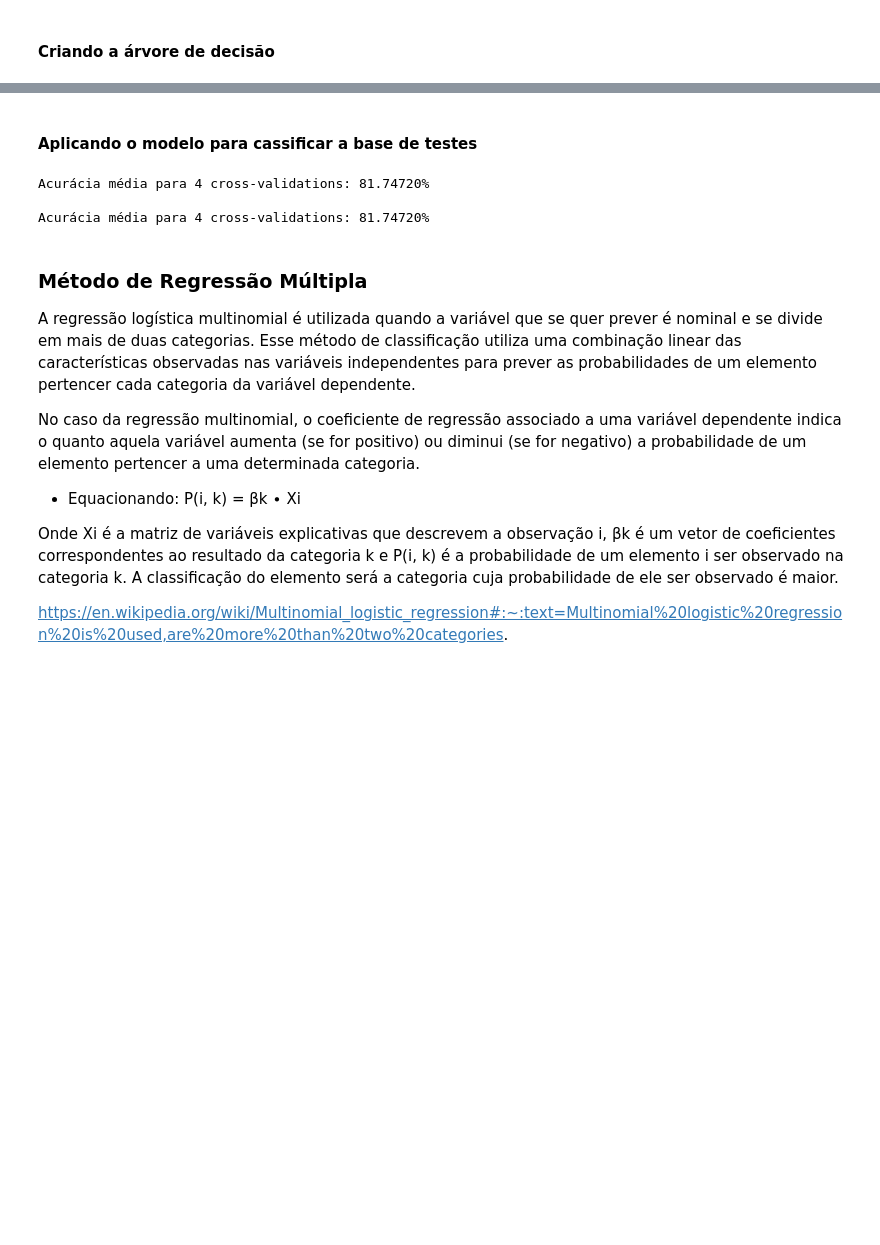
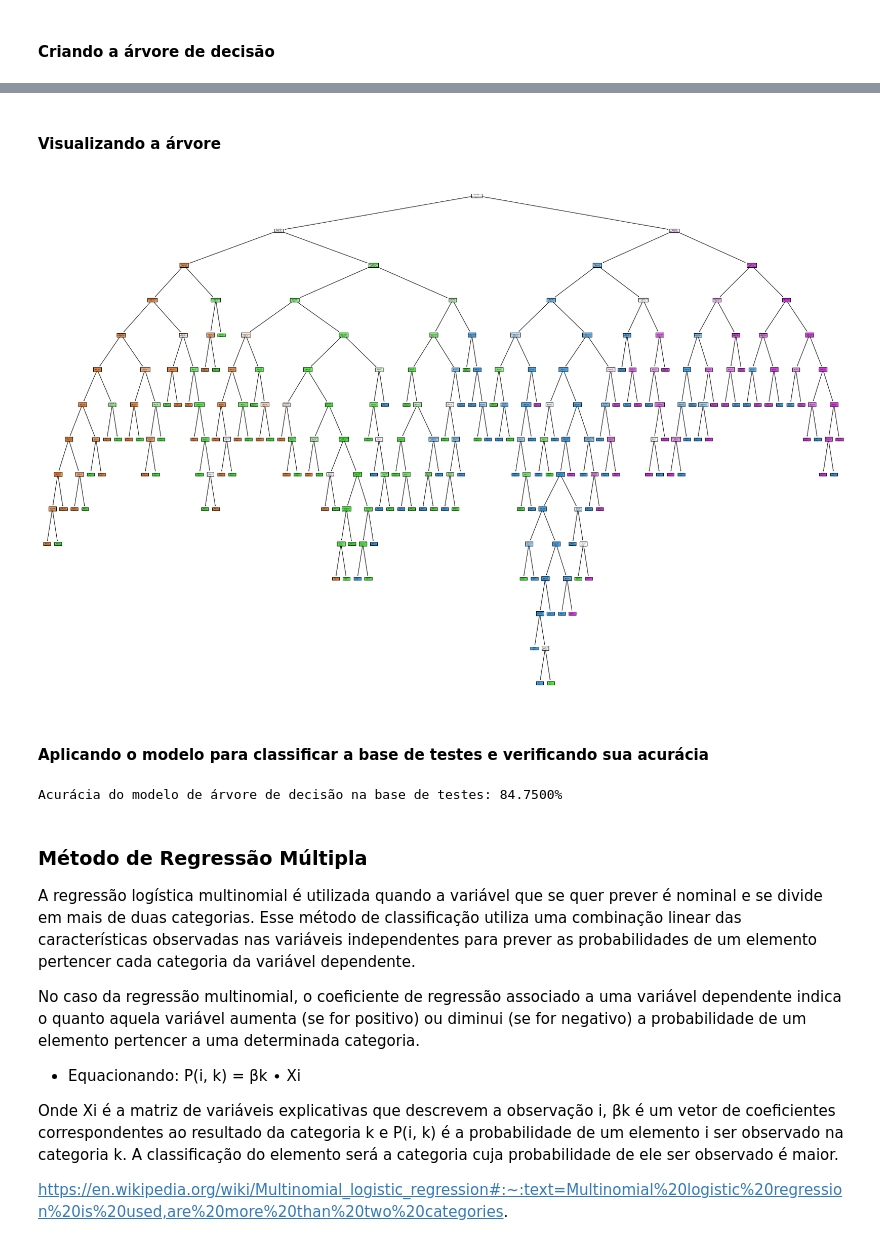
Before and after one commit to insper-classroom/22-2b-cd-p2-Bea-Kadu-Veronica, a Jupyter notebook: Relatório_celular.ipynb, the cells around one changed output, grey strips where cells are left out. Saved outputs shown, nothing was run; the diff lists cells and outputs as text; code cells hidden in the pictures; blank space fills up the shorter version.

Commit message:
Imagem da árvore

```diff
--- a/Relatório_celular.ipynb
+++ b/Relatório_celular.ipynb
@@ -252,2 +254,14 @@ arvre.fit(x_train, y_train)
+# %% [markdown]
+#### Visualizando a árvore
+# %%
+from sklearn import tree
+%matplotlib inline
+
+target_names = ['0', '1','2','3']
+fig = plt.figure(figsize=(30,20))
+plot= tree.plot_tree (arvre,feature_names=features,class_names=target_names,filled=True)
+plt.show()
+# %% [output]
+[figure, added]
 # %% [markdown]
-#### Aplicando o modelo para cassificar a base de testes
+#### Aplicando o modelo para classificar a base de testes e verificando sua acurácia
@@ -258,11 +268,10 @@ scores = cross_val_score(estimator=arvre, X=x, y=y, cv=7, n_jobs=4)
-# %%
-print(f'Acurácia média para 4 cross-validations: {scores.mean()*100:.5f}%\n')
-
-print(f'Acurácia média para 4 cross-validations: {scores.mean()*100:.5f}%\n')
-# %% [output]
-Acurácia média para 4 cross-validations: 81.74720%
-
-Acurácia média para 4 cross-validations: 81.74720%
+# %%
+predicted_arvre = arvre.predict(x_test)
+acuracia_arvre = metrics.accuracy_score(y_test, predicted_arvre)
+
+print(f'Acurácia do modelo de árvore de decisão na base de testes: {acuracia_arvre*100:.4f}%')
+# %% [output]
+Acurácia do modelo de árvore de decisão na base de testes: 84.7500%
 # %% [markdown]
 ### Método de Regressão Múltipla
 
```
Also changed, not shown: parts of 2 cells of this notebook, 1 other file.
